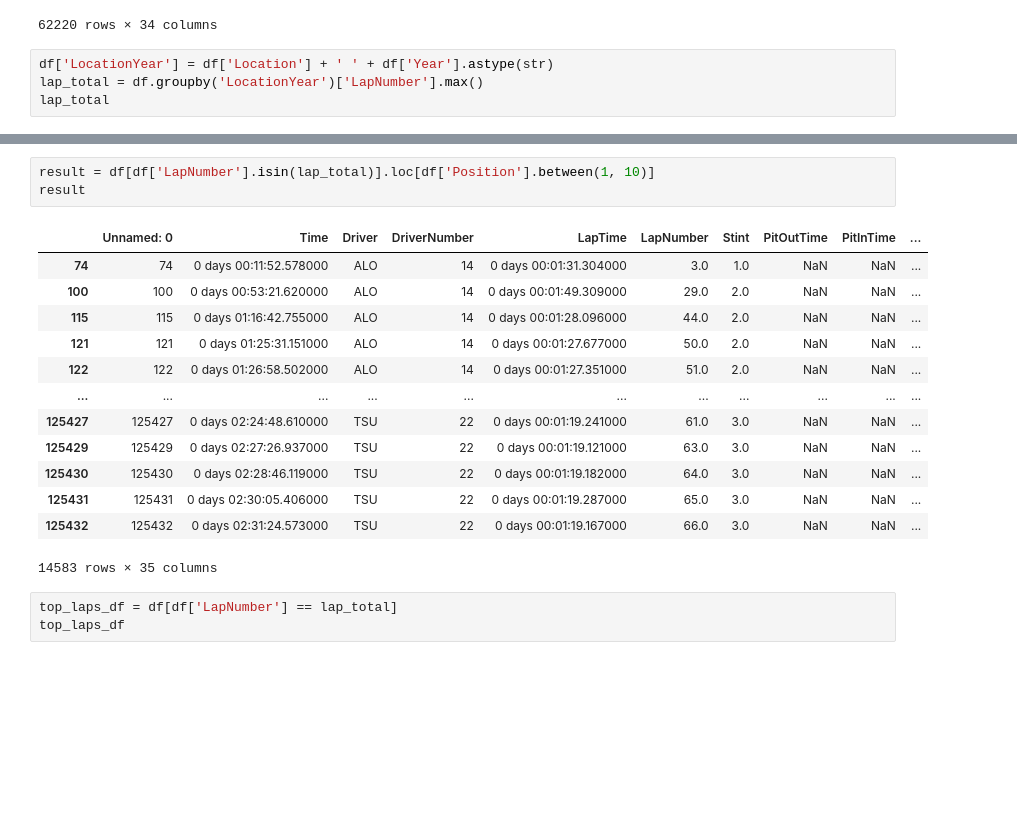
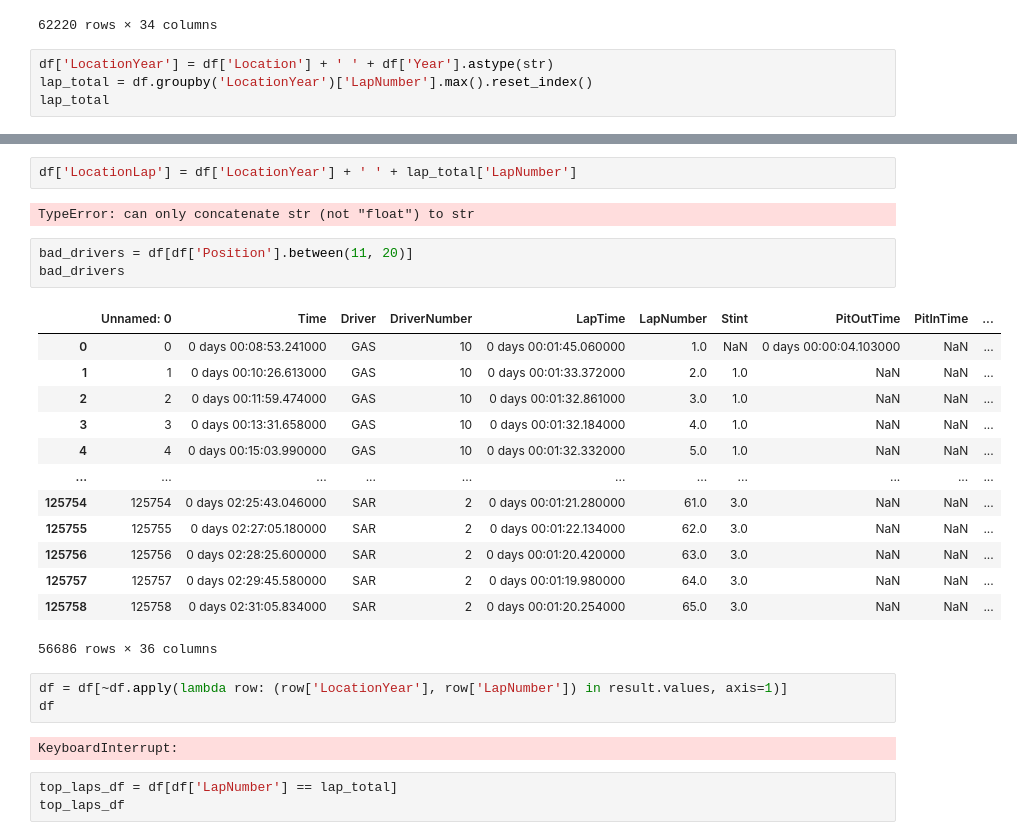
Before and after one commit to le-dav/f1-binottor, a Jupyter notebook: notebooks/top_pilots.ipynb, the cells around one changed output, grey strips where cells are left out. Drawn from its saved outputs; the diff is of its cells as text; blank space fills up the shorter version.

```diff
--- a/notebooks/top_pilots.ipynb
+++ b/notebooks/top_pilots.ipynb
@@ -20,6 +20,6 @@ top_10_df
 62220 rows × 34 columns
 # %%
 df['LocationYear'] = df['Location'] + ' ' + df['Year'].astype(str)
-lap_total = df.groupby('LocationYear')['LapNumber'].max()
+lap_total = df.groupby('LocationYear')['LapNumber'].max().reset_index()
 lap_total
 # %% [output]
@@ -56,20 +39,29 @@ result
-# %%
-result = df[df['LapNumber'].isin(lap_total)].loc[df['Position'].between(1, 10)]
-result
-# %% [output]
-|  | Unnamed: 0 | Time | Driver | DriverNumber | LapTime | LapNumber | Stint | PitOutTime | PitInTime | ... |
-| 74 | 74 | 0 days 00:11:52.578000 | ALO | 14 | 0 days 00:01:31.304000 | 3.0 | 1.0 | NaN | NaN | ... |
-| 100 | 100 | 0 days 00:53:21.620000 | ALO | 14 | 0 days 00:01:49.309000 | 29.0 | 2.0 | NaN | NaN | ... |
-| 115 | 115 | 0 days 01:16:42.755000 | ALO | 14 | 0 days 00:01:28.096000 | 44.0 | 2.0 | NaN | NaN | ... |
-| 121 | 121 | 0 days 01:25:31.151000 | ALO | 14 | 0 days 00:01:27.677000 | 50.0 | 2.0 | NaN | NaN | ... |
-| 122 | 122 | 0 days 01:26:58.502000 | ALO | 14 | 0 days 00:01:27.351000 | 51.0 | 2.0 | NaN | NaN | ... |
-| ... | ... | ... | ... | ... | ... | ... | ... | ... | ... | ... |
-| 125427 | 125427 | 0 days 02:24:48.610000 | TSU | 22 | 0 days 00:01:19.241000 | 61.0 | 3.0 | NaN | NaN | ... |
-| 125429 | 125429 | 0 days 02:27:26.937000 | TSU | 22 | 0 days 00:01:19.121000 | 63.0 | 3.0 | NaN | NaN | ... |
-| 125430 | 125430 | 0 days 02:28:46.119000 | TSU | 22 | 0 days 00:01:19.182000 | 64.0 | 3.0 | NaN | NaN | ... |
-| 125431 | 125431 | 0 days 02:30:05.406000 | TSU | 22 | 0 days 00:01:19.287000 | 65.0 | 3.0 | NaN | NaN | ... |
-| 125432 | 125432 | 0 days 02:31:24.573000 | TSU | 22 | 0 days 00:01:19.167000 | 66.0 | 3.0 | NaN | NaN | ... |
-14583 rows × 35 columns
+# %%
+df['LocationLap'] = df['LocationYear'] + ' ' + lap_total['LapNumber']
+# %% [output]
+TypeError: can only concatenate str (not "float") to str
+# %%
+bad_drivers = df[df['Position'].between(11, 20)]
+bad_drivers
+# %% [output]
+|  | Unnamed: 0 | Time | Driver | DriverNumber | LapTime | LapNumber | Stint | PitOutTime | PitInTime | ... |
+| 0 | 0 | 0 days 00:08:53.241000 | GAS | 10 | 0 days 00:01:45.060000 | 1.0 | NaN | 0 days 00:00:04.103000 | NaN | ... |
+| 1 | 1 | 0 days 00:10:26.613000 | GAS | 10 | 0 days 00:01:33.372000 | 2.0 | 1.0 | NaN | NaN | ... |
+| 2 | 2 | 0 days 00:11:59.474000 | GAS | 10 | 0 days 00:01:32.861000 | 3.0 | 1.0 | NaN | NaN | ... |
+| 3 | 3 | 0 days 00:13:31.658000 | GAS | 10 | 0 days 00:01:32.184000 | 4.0 | 1.0 | NaN | NaN | ... |
+| 4 | 4 | 0 days 00:15:03.990000 | GAS | 10 | 0 days 00:01:32.332000 | 5.0 | 1.0 | NaN | NaN | ... |
+| ... | ... | ... | ... | ... | ... | ... | ... | ... | ... | ... |
+| 125754 | 125754 | 0 days 02:25:43.046000 | SAR | 2 | 0 days 00:01:21.280000 | 61.0 | 3.0 | NaN | NaN | ... |
+| 125755 | 125755 | 0 days 02:27:05.180000 | SAR | 2 | 0 days 00:01:22.134000 | 62.0 | 3.0 | NaN | NaN | ... |
+| 125756 | 125756 | 0 days 02:28:25.600000 | SAR | 2 | 0 days 00:01:20.420000 | 63.0 | 3.0 | NaN | NaN | ... |
+| 125757 | 125757 | 0 days 02:29:45.580000 | SAR | 2 | 0 days 00:01:19.980000 | 64.0 | 3.0 | NaN | NaN | ... |
+| 125758 | 125758 | 0 days 02:31:05.834000 | SAR | 2 | 0 days 00:01:20.254000 | 65.0 | 3.0 | NaN | NaN | ... |
+56686 rows × 36 columns
+# %%
+df = df[~df.apply(lambda row: (row['LocationYear'], row['LapNumber']) in result.values, axis=1)]
+df
+# %% [output]
+KeyboardInterrupt:
 # %%
 top_laps_df = df[df['LapNumber'] == lap_total]
 top_laps_df
```
Also changed, not shown: parts of 3 cells of this notebook.
